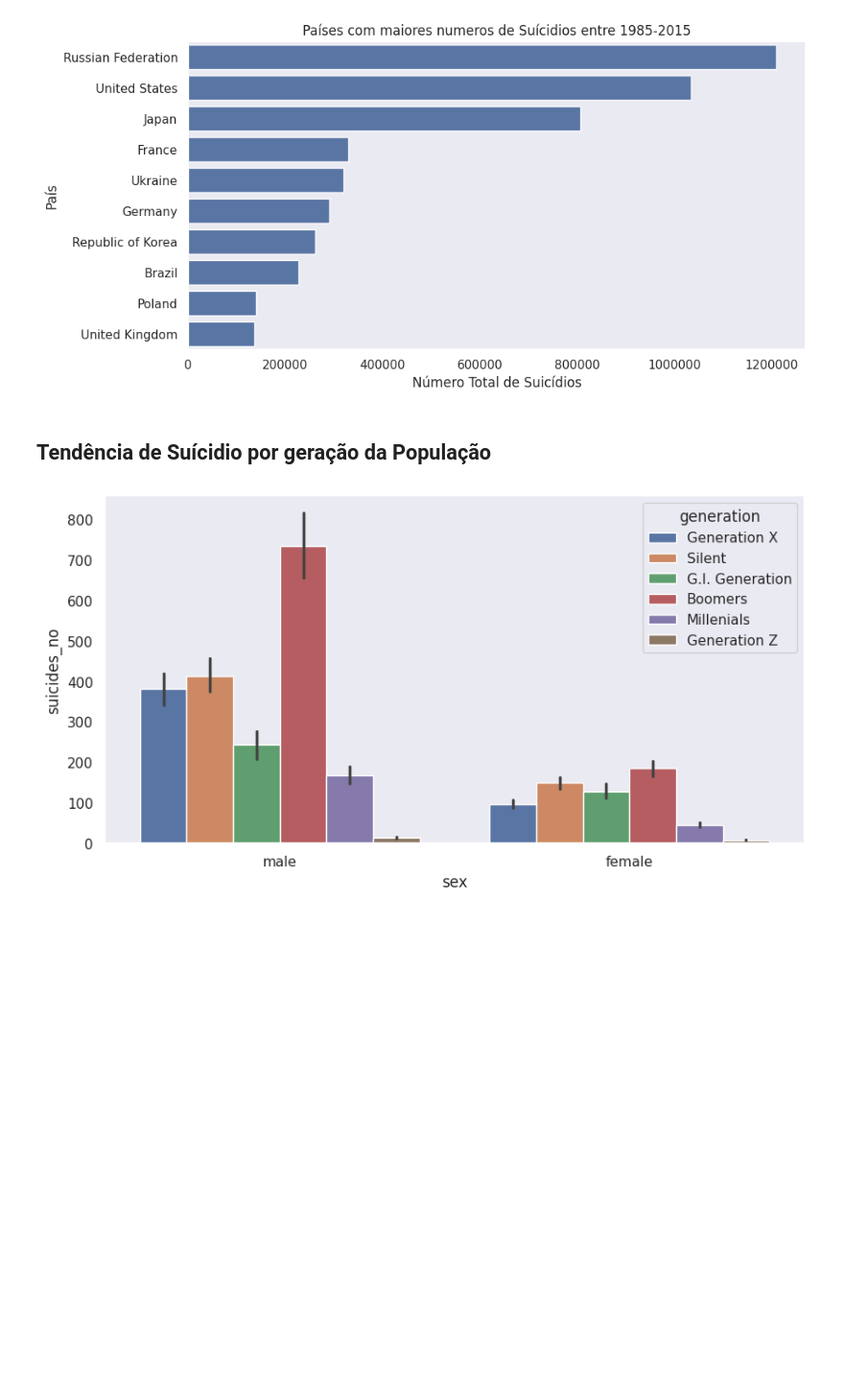
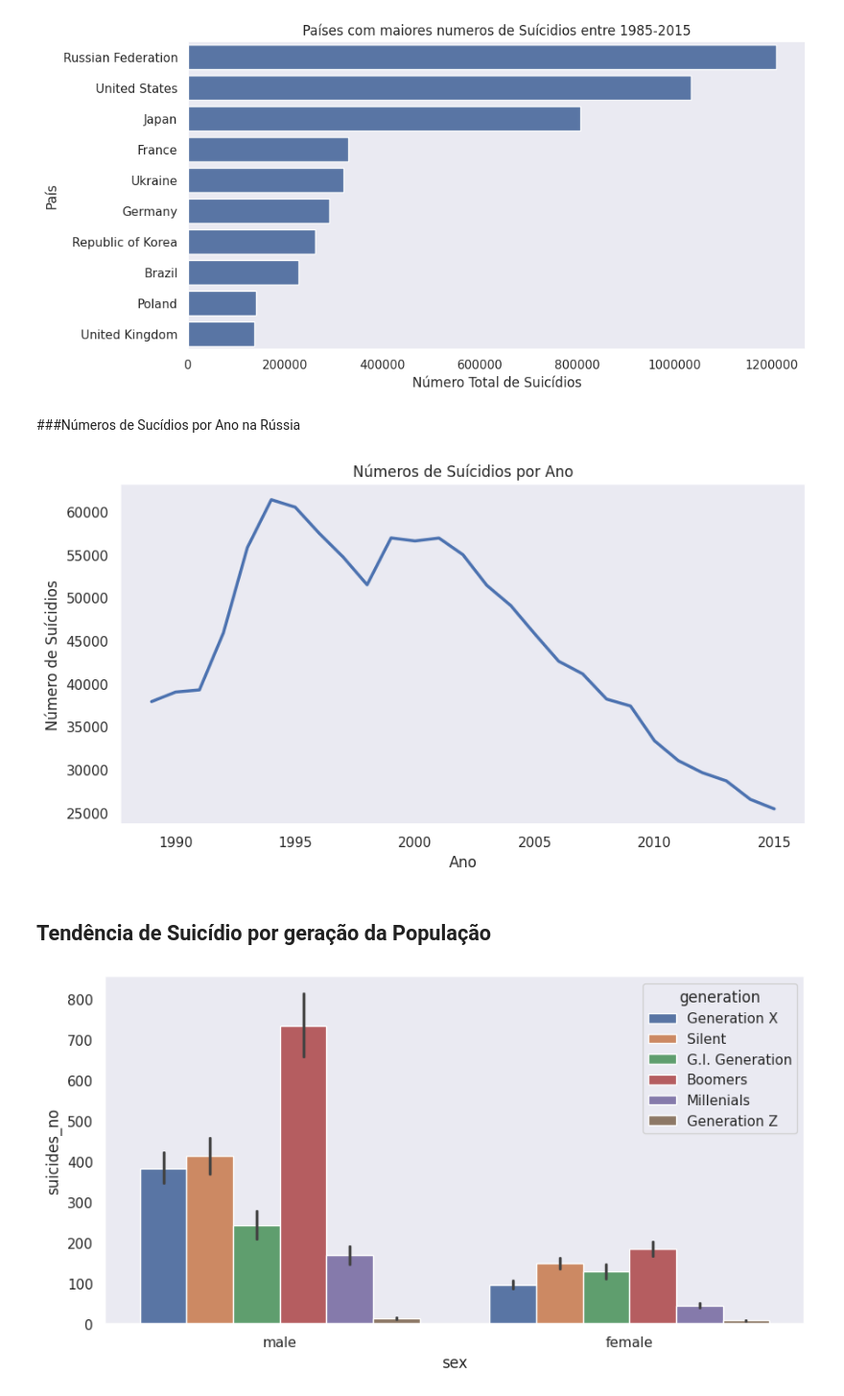
Before and after one commit to Luis-Hauck/Analise_Exploratoria_Suicidios_no_Brasil, a Jupyter notebook: Analise_Exploratoria_de_Dados.ipynb, the cells around one changed output. Shown at 96% size. Drawn from its saved outputs; the diff is of its cells as text; code cells hidden in the pictures; blank space fills up the shorter version.

Commit message:
Inserindo gráfico da Rússia, além de perceber que os dados dela iniciam depois de 1985.

```diff
--- a/Analise_Exploratoria_de_Dados.ipynb
+++ b/Analise_Exploratoria_de_Dados.ipynb
@@ -176,8 +195,23 @@ ax.ticklabel_format(style='plain', axis='x')
 plt.tight_layout()
 # %% [output]
 [figure]
+# %% [markdown]
+###Números de Sucídios por Ano na Rússia
+# %%
+#Agrupamos os números de suicídios por anos na Rússia
+df_russia = df2[df['country'] == 'Russian Federation']
+df_russia = df_russia.groupby('year')['suicides_no'].sum()
+#Criamos o gráfico
+fig, ax = plt.subplots(figsize = (10,5))
+sns.lineplot(x = df_russia.index, y = df_russia.values, linewidth=2.5 )
+plt.xlabel('Ano')
+plt.ylabel('Número de Suícidios')
+plt.title('Números de Suícidios por Ano')
+plt.show()
+# %% [output]
+[figure, added]
 # %% [markdown]
-## Tendência de Suícidio por geração da População
+## Tendência de Suicídio por geração da População
 # %%
 #Plotamos o gráfico
 fig, ax = plt.subplots(figsize=(10,5))
```
Also changed, not shown: parts of 17 cells of this notebook.
